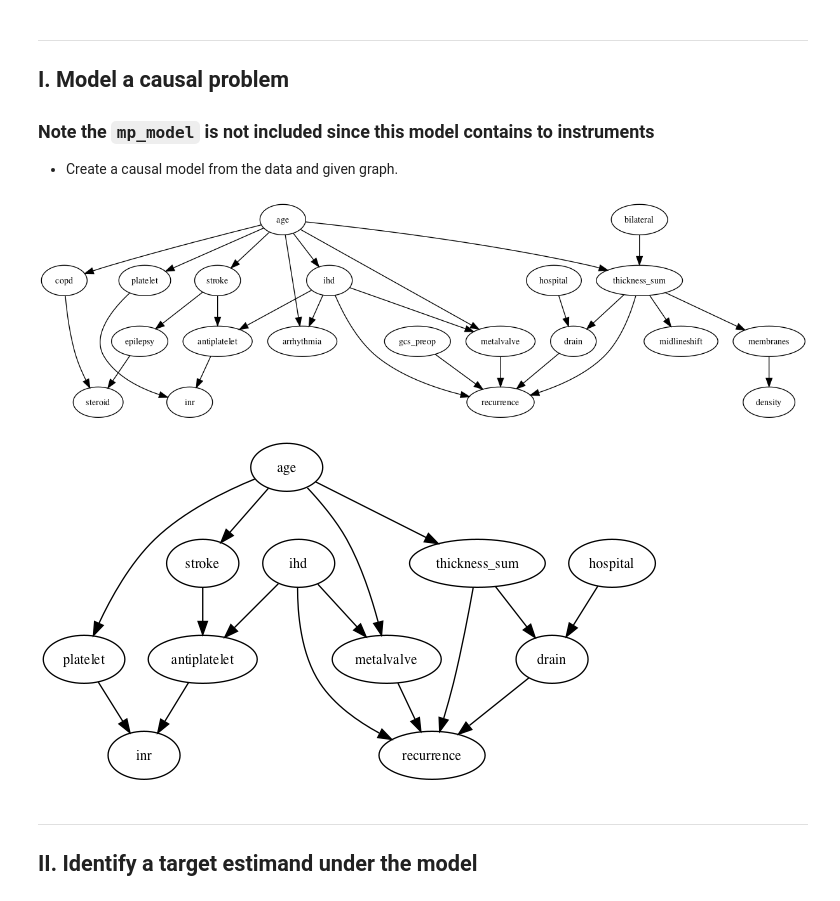
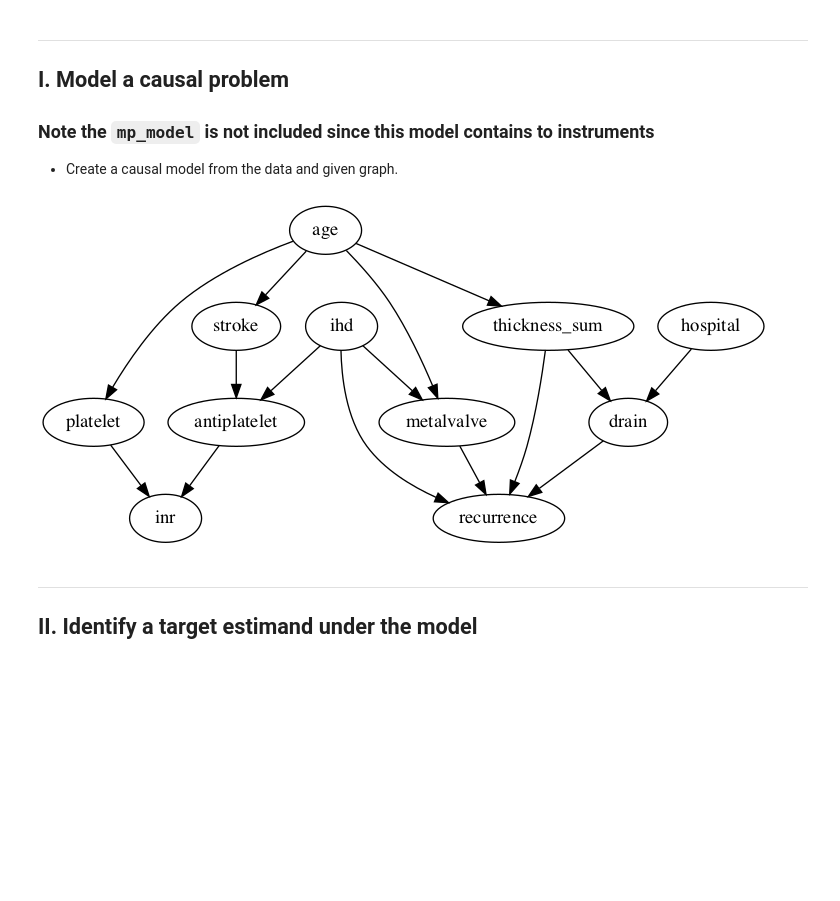
Before and after one commit to c-abbott/surviving-the-icu, a Jupyter notebook: src/notebooks/csdh_instrument_estimation.ipynb, the cells around one changed output. Saved outputs shown, nothing was run; the diff lists cells and outputs as text; code cells hidden in the pictures; blank space fills up the shorter version.

```diff
--- a/src/notebooks/csdh_instrument_estimation.ipynb
+++ b/src/notebooks/csdh_instrument_estimation.ipynb
@@ -95,23 +96,13 @@ Without adjusting for any confounding, the naive causal estimate is computed as
 # %%
 data_model = CausalModel(data=csdh,
                          treatment='drain',
                          outcome='recurrence',
-                         graph='../causal_graphs/data_dag.dot'.replace("\n", " "))
+                         graph='../causal_graphs/small_data_dag.dot'.replace("\n", " "))
 data_model.view_model()
 from IPython.display import Image, display
 display(Image(filename="causal_model.png"))
 # %% [output]
-[figure, old version]
+[figure, new version]
-# %%
-small_data_model = CausalModel(data=csdh,
-                               treatment='drain',
-                               outcome='recurrence',
-                               graph='../causal_graphs/small_data_dag.dot'.replace("\n", " "))
-small_data_model.view_model()
-from IPython.display import Image, display
-display(Image(filename="causal_model.png"))
-# %% [output]
-[figure, removed]
 # %% [markdown]
 ---
 ## II. Identify a target estimand under the model
```
Also changed, not shown: parts of 20 cells of this notebook.
